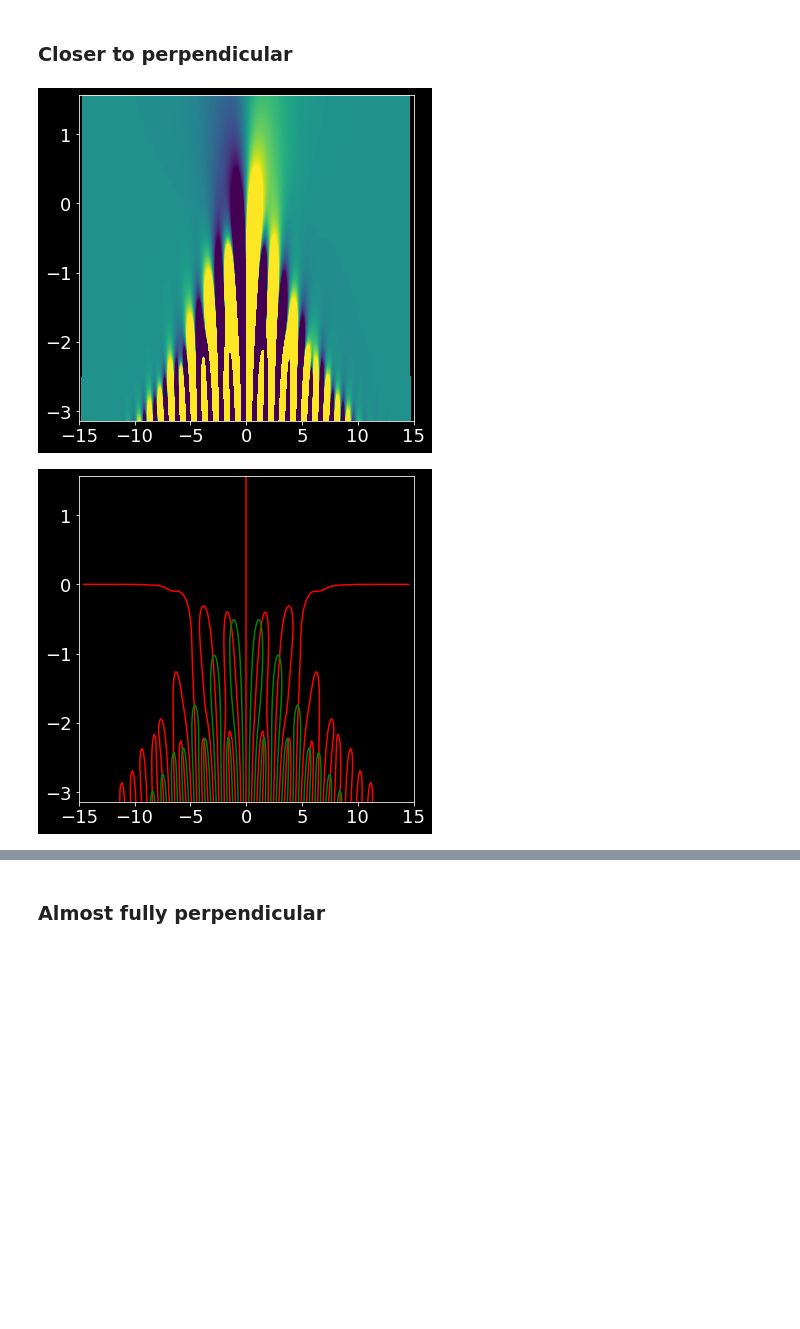
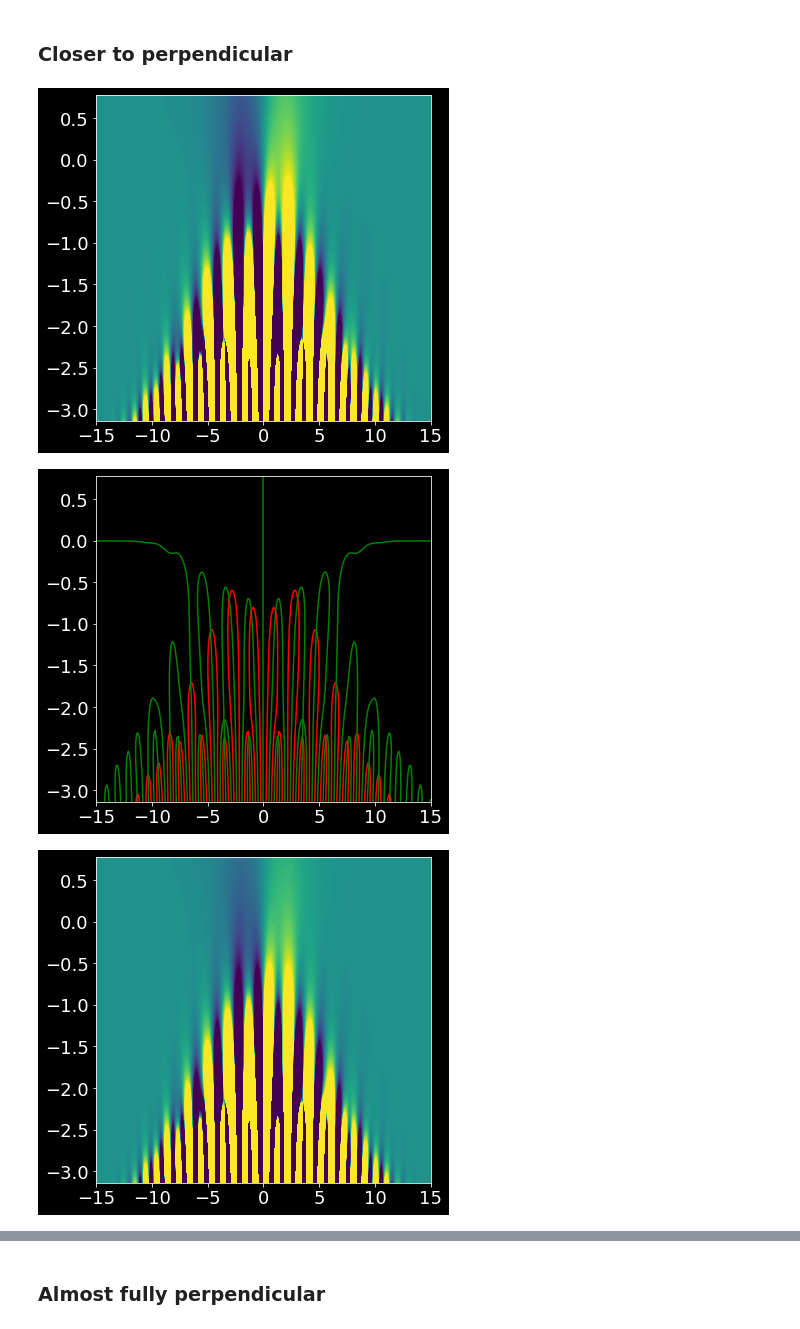
Before and after one commit to crewsdw/notebooks, a Jupyter notebook: ObliqueDispersion.ipynb, the cells around one changed output, grey strips where cells are left out. Saved outputs shown, nothing was run; the diff lists cells and outputs as text; code cells hidden in the pictures; blank space fills up the shorter version.

```diff
--- a/ObliqueDispersion.ipynb
+++ b/ObliqueDispersion.ipynb
@@ -15,14 +15,15 @@ plt.rcParams['figure.figsize'] = [6, 6]
 # %%
 # Define complex plane
 z_r = np.linspace(-15.0, 15.0, num=250)
-z_i = np.linspace(-np.pi, 0.5 * np.pi, num=250)
+z_i = np.linspace(-np.pi, 0.25 * np.pi, num=250)
 z = ( np.tensordot(z_r, np.ones_like(z_i), axes=0) +
       1.0j*np.tensordot(np.ones_like(z_r), z_i, axes=0) )
 
 X, Y = np.tensordot(z_r, np.ones_like(z_i), axes=0), np.tensordot(np.ones_like(z_r), z_i, axes=0)
 # %%
 def Z(z):
-    return 1j * np.sqrt(np.pi) * np.exp(-z**2.0) * (1.0 + sp.erf(1j * z))
+    sol = 1j * np.sqrt(np.pi) * np.exp(-z**2.0) * (1.0 + sp.erf(1j*z))
+    return np.where(np.isnan(sol), 0, sol)
 
 def Zprime(z):
     return -2 * (1 + z * Z(z))
@@ -31,10 +32,10 @@ def fac(n):
     return np.math.factorial(n)
 
 def shifted_disp_para(zeta, n, k_para):
-    return sum([(-1)**s / (fac(n+s) * fac(n-s)) * Zprime(zeta - s/k_para)
+    return sum([(-1)**s / (fac(n+s) * fac(n-s)) * 0.5 * Zprime(zeta - s/k_para)
                for s in range(-n+1-1, n+1)])
 
-def shifted_disp_perp(zeta, n, k_parap):
+def shifted_disp_perp(zeta, n, k_para):
     return sum([s * (-1)**s / (fac(n+s) * fac(n-s)) * Z(zeta - s/k_para)
                for s in range(-n+1-1, n+1)])
 
@@ -47,10 +48,18 @@ def V_parallel(z, k_perp, k_para, terms):
 
 def V_perp(z, k_perp, k_para, terms):
     arg = -2.0 * k_perp**2.0
-    return (sum([
+    return sum([
         sp.poch(0.5, n) * sp.poch(1, n) / fac(n) * shifted_disp_perp(z, n, k_para) * (arg) ** n
-        for n in range(terms)
-    ]) + 1)
+        for n in range(1,terms)
+    ])
+
+def standard(z, k_perp, k_para, terms):
+    b = k_perp**2.0
+    k = np.sqrt(k_perp**2.0 + k_para**2.0)
+    return k_para - k_para * np.exp(-b**2.0)/(k**2.0) * sum([
+        sp.iv(s, b) * (0.5 * Zprime(z - s/k_para) - s / k_para * Z(z - s/k_para))
+        for s in range(-terms+1, terms)
+    ])
 # %% [markdown]
 # Parallel part only:
 ### Close to parallel
@@ -81,23 +101,34 @@ plt.show()
 ### Closer to perpendicular
 # %%
 k_para = 0.5
-k_perp = 0.5
+k_perp = 0.75
 k = np.sqrt(k_para ** 2.0 + k_perp ** 2.0)
 
-func = (1 + V_parallel(z, k_perp, k_para, terms=7)/(k**2.0) +
-        V_perp(z, k_perp, k_para, terms=7)/(k**2.0))
+func = (1 + V_parallel(z, k_perp, k_para, terms=10)/(k**2.0) +
+        V_perp(z, k_perp, k_para, terms=10)/(k**2.0)/k_para)
+
+fun2 = standard(z, k_perp, k_para, terms=10)
 
 cb = np.linspace(-1, 1, num=100)
 
 plt.close('all')
 
 plt.figure()
 plt.contourf(X, Y, np.imag(func), cb, extend='both')
 
 plt.figure()
-plt.contour(X, Y, np.imag(func), 0, colors='r')
-plt.contour(X, Y, np.real(func), 0, colors='g')
+plt.contour(X, Y, np.real(func), 0, colors='r')
+plt.contour(X, Y, np.imag(func), 0, colors='g')
+
+plt.figure()
+plt.contourf(X, Y, np.imag(fun2), cb, extend='both')
+
+plt.figure()
+plt.contour(X, Y, np.real(fun2), 0, colors='r')
+plt.contour(X, Y, np.imag(fun2), 0, colors='g')
+
 plt.show()
 # %% [output]
-[figure, old version]
+[figure, new version]
-[figure, old version]
+[figure, new version]
+[figure, added]
```
Also changed, not shown: parts of 4 cells of this notebook.
